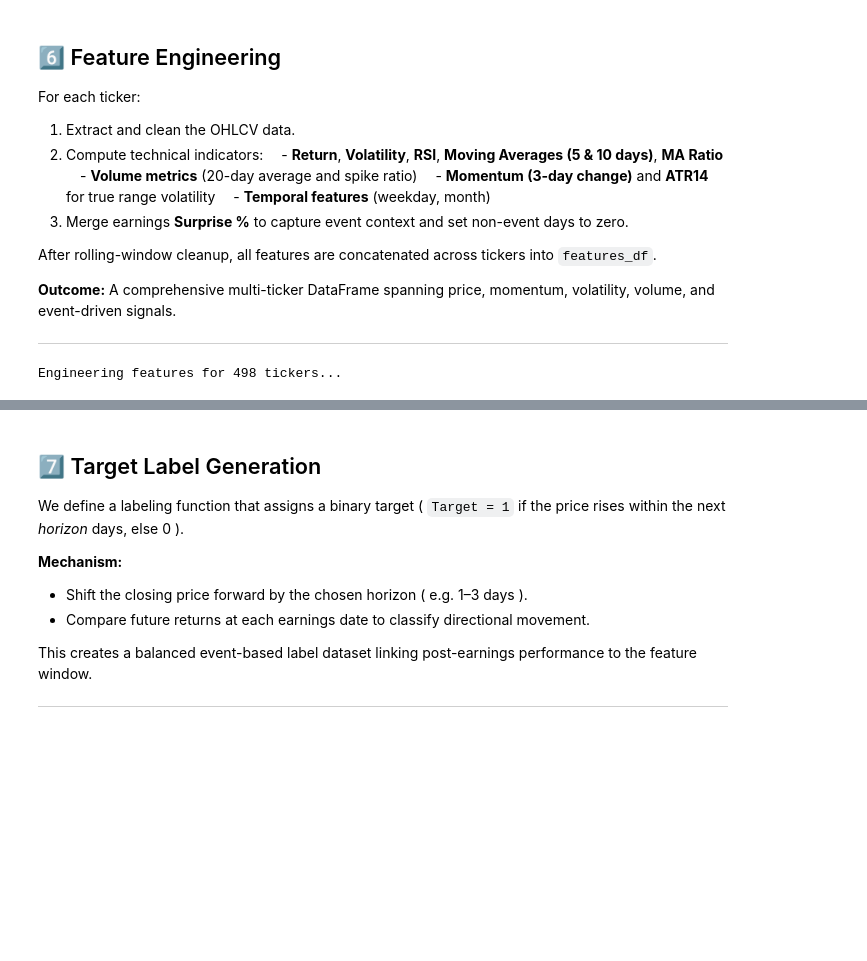
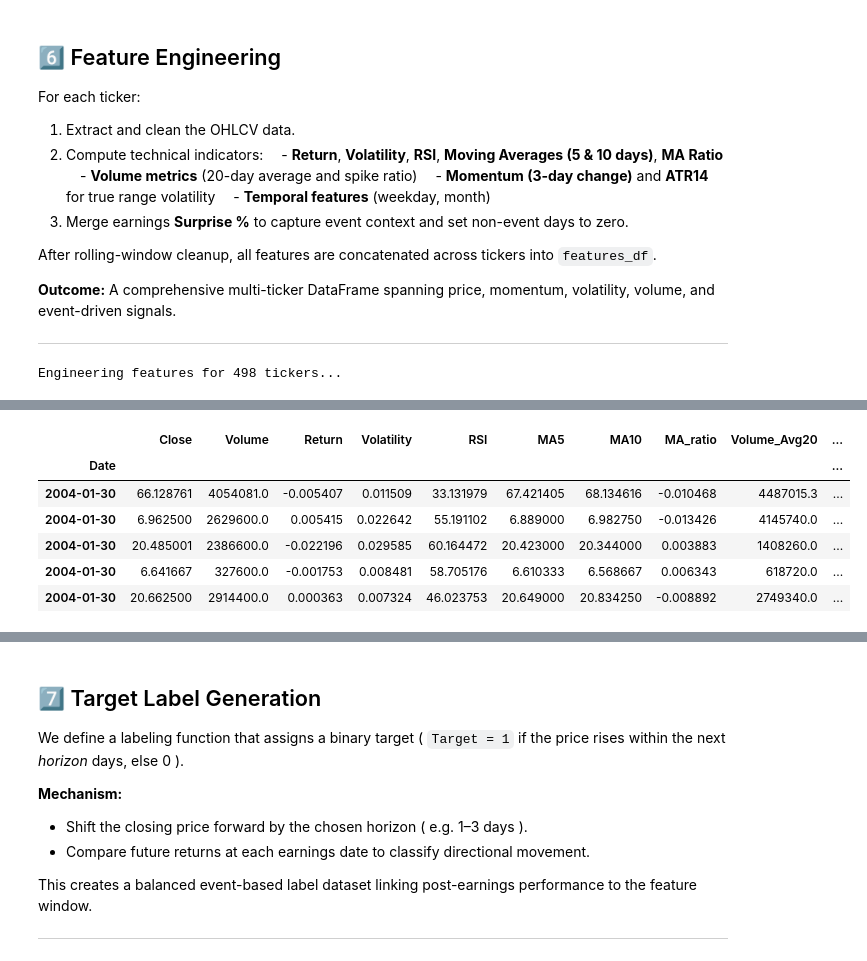
Before and after one commit to rahulmkarthik/event-driven-ml-stock-prediction, a Jupyter notebook: 01_Create_Dataset.ipynb, the cells around one changed output, grey strips where cells are left out. Saved outputs shown, nothing was run; the diff lists cells and outputs as text; code cells hidden in the pictures; blank space fills up the shorter version.

```diff
--- a/01_Create_Dataset.ipynb
+++ b/01_Create_Dataset.ipynb
@@ -306,23 +306,22 @@ feature_list = []
 skipped = []
 
 good_tickers = [t for t in tickers if t not in bad_tickers]
-
 print(f"Engineering features for {len(good_tickers)} tickers...")
 
 for t in tqdm(good_tickers, desc="⚙️ Feature engineering", ncols=100):
     try:
-        # Check if ticker exists in raw data
+        # ── Data Validation ─────────────────────────────────────────────
         if t not in raw.columns.get_level_values(0):
             skipped.append((t, "missing_in_raw"))
             continue
 
         df_t = raw[t].copy()
 
-        # Flatten possible MultiIndex columns
+        # Flatten MultiIndex if present
         if isinstance(df_t.columns, pd.MultiIndex):
             df_t.columns = df_t.columns.get_level_values(0)
 
-        # Clean and ensure numeric
+        # Clean numeric columns
         df_t.drop(columns=[c for c in ["Price"] if c in df_t], inplace=True, errors="ignore")
         df_t["Close"]  = pd.to_numeric(df_t["Close"],  errors="coerce")
         df_t["Volume"] = pd.to_numeric(df_t["Volume"], errors="coerce")
@@ -331,7 +330,7 @@ for t in tqdm(good_tickers, desc="⚙️ Feature engineering", ncols=100):
             skipped.append((t, "empty_after_clean"))
             continue
 
-        # Core features
+        # ── Core Baseline Features ───────────────────────────────────────
         df_t["Return"]      = df_t["Close"].pct_change()
         df_t["Volatility"]  = df_t["Return"].rolling(5).std()
         df_t["RSI"]         = RSIIndicator(close=df_t["Close"], window=14).rsi()
@@ -341,18 +340,59 @@ for t in tqdm(good_tickers, desc="⚙️ Feature engineering", ncols=100):
         df_t["Volume_Avg20"]= df_t["Volume"].rolling(20).mean()
         df_t["Volume_Spike"]= df_t["Volume"] / df_t["Volume_Avg20"] - 1
         df_t["Momentum3"]   = df_t["Close"].pct_change(3)
-        atr = AverageTrueRange(high=df_t["High"], low=df_t["Low"],
-                               close=df_t["Close"], window=14)
-        df_t["ATR14"] = atr.average_true_range()
-        df_t["DayOfWeek"] = df_t.index.dayofweek
-        df_t["Month"]     = df_t.index.month
+        atr = AverageTrueRange(high=df_t["High"], low=df_t["Low"], close=df_t["Close"], window=14)
+        df_t["ATR14"]       = atr.average_true_range()
+        df_t["DayOfWeek"]   = df_t.index.dayofweek
+        df_t["Month"]       = df_t.index.month
 
-        # Merge Surprise_% (can be missing for some tickers)
+        # ── Merge Earnings Surprise % ───────────────────────────────────
         ed_t = earnings_dates.loc[earnings_dates["Ticker"] == t, ["Date", "Surprise_%"]].set_index("Date")
         df_t = df_t.join(ed_t, how="left")
         df_t["Surprise_%"] = df_t["Surprise_%"].fillna(0)
 
-        # Drop NaNs created by rolling windows
+        # ── Additional Derived Features ─────────────────────────────────
+
+        ## 🔹 Trend Persistence & Regime
+        df_t["CumulativeReturn5"]  = df_t["Return"].rolling(5).sum()
+        df_t["CumulativeReturn20"] = df_t["Return"].rolling(20).sum()
+        df_t["MA_CrossGap"]        = (df_t["MA5"] - df_t["MA10"]) / df_t["Close"]
+        df_t["PositiveDays_5"]     = df_t["Return"].rolling(5).apply(lambda x: (x > 0).mean(), raw=True)
+
+        ## 🔹 Volatility Asymmetry & Structure
+        df_t["VolatilityChange"]   = df_t["Volatility"].pct_change()
+        df_t["Skew5"]              = df_t["Return"].rolling(5).skew()
+        df_t["HighVol"]            = (df_t["Volatility"] > df_t["Volatility"].rolling(60).mean()).astype(int)
+        df_t["VolatilityJump"]     = (
+            df_t["Volatility"].rolling(3).mean().shift(-1) / df_t["Volatility"].rolling(3).mean() - 1
+        )
+
+        ## 🔹 Volume–Price Interactions
+        df_t["VolPriceCorr20"] = df_t["Return"].rolling(20).corr(df_t["Volume"])
+        df_t["VolumeDivergence"] = df_t["Volume_Spike"] * np.sign(df_t["Return"])
+
+        ## 🔹 Event-Driven Dynamics
+        df_t["SurpriseDecay5"] = df_t["Surprise_%"].rolling(5, min_periods=1).mean()
+        df_t["EventShock"] = (df_t["Surprise_%"].abs() > df_t["Surprise_%"].abs().median() * 3).astype(int)
+
+        # Compute Days Since Last Earnings
+        df_t["DaysSinceEarnings"] = np.nan
+        earnings_idx = ed_t.index
+        if not earnings_idx.empty:
+            last_event_date = None
+            days_since = []
+            for current_date in df_t.index:
+                valid_past = earnings_idx[earnings_idx <= current_date]
+                if not valid_past.empty:
+                    last_event_date = valid_past[-1]
+                days_since.append((current_date - last_event_date).days if last_event_date else np.nan)
+            df_t["DaysSinceEarnings"] = days_since
+        df_t["DaysSinceEarnings"].fillna(df_t["DaysSinceEarnings"].max() or 0, inplace=True)
+
+        ## 🔹 Composite Ratios
+        df_t["MomentumVolRatio"] = df_t["Momentum3"] / (df_t["Volatility"] + 1e-9)
+        df_t["EarningsImpactMag"] = df_t["Surprise_%"].abs() * df_t["Volatility"]
+
+        # ── Cleanup & Filtering ──────────────────────────────────────────
         df_t.dropna(subset=[
             "Return","Volatility","RSI","MA5","MA10","MA_ratio",
             "Volume_Avg20","Volume_Spike","Momentum3","ATR14"
@@ -362,22 +402,27 @@ for t in tqdm(good_tickers, desc="⚙️ Feature engineering", ncols=100):
             skipped.append((t, "empty_after_features"))
             continue
 
-        # Final selection
+        # ── Final Column Selection ───────────────────────────────────────
         keep = [
-            "Close","Volume","Return","Volatility","RSI","MA5","MA10","MA_ratio",
-            "Volume_Avg20","Volume_Spike","Momentum3","ATR14",
-            "DayOfWeek","Month","Surprise_%"
+            "Close","Volume","Return","Volatility","RSI",
+            "MA5","MA10","MA_ratio","Volume_Avg20","Volume_Spike",
+            "Momentum3","ATR14","DayOfWeek","Month","Surprise_%",
+            "CumulativeReturn5","CumulativeReturn20","MA_CrossGap","PositiveDays_5",
+            "VolatilityChange","Skew5","HighVol","VolatilityJump",
+            "VolPriceCorr20","VolumeDivergence",
+            "SurpriseDecay5","EventShock","DaysSinceEarnings",
+            "MomentumVolRatio","EarningsImpactMag"
         ]
+
         feats = df_t[keep].copy()
         feats["Ticker"] = t
-
         feature_list.append(feats)
 
     except Exception as e:
-        skipped.append((t, f"error:{str(e)[:50]}"))
+        skipped.append((t, f"error:{str(e)[:80]}"))
         continue
 
-# Combine all successful DataFrames
+# ── Combine Results ──────────────────────────────────────────────────────
 if feature_list:
     features_df = pd.concat(feature_list)
     features_df.index.name = "Date"
@@ -389,9 +434,8 @@ else:
     print("❌ No ticker produced valid feature data. Check 'skipped' list below.")
     features_df = pd.DataFrame()
 
-# Optional: view a few skip reasons
 if skipped:
-    print(f"\n⚠️  Skipped {len(skipped)} tickers (sample):")
+    print(f"\n⚠️ Skipped {len(skipped)} tickers (sample):")
     print(skipped[:10])
 # %% [output]
 Engineering features for 498 tickers...
@@ -401,0 +461,7 @@ Engineering features for 498 tickers...
+|  | Close | Volume | Return | Volatility | RSI | MA5 | MA10 | MA_ratio | Volume_Avg20 | ... |
+| Date |  |  |  |  |  |  |  |  |  | ... |
+| 2004-01-30 | 66.128761 | 4054081.0 | -0.005407 | 0.011509 | 33.131979 | 67.421405 | 68.134616 | -0.010468 | 4487015.3 | ... |
+| 2004-01-30 | 6.962500 | 2629600.0 | 0.005415 | 0.022642 | 55.191102 | 6.889000 | 6.982750 | -0.013426 | 4145740.0 | ... |
+| 2004-01-30 | 20.485001 | 2386600.0 | -0.022196 | 0.029585 | 60.164472 | 20.423000 | 20.344000 | 0.003883 | 1408260.0 | ... |
+| 2004-01-30 | 6.641667 | 327600.0 | -0.001753 | 0.008481 | 58.705176 | 6.610333 | 6.568667 | 0.006343 | 618720.0 | ... |
+| 2004-01-30 | 20.662500 | 2914400.0 | 0.000363 | 0.007324 | 46.023753 | 20.649000 | 20.834250 | -0.008892 | 2749340.0 | ... |
```
Also changed, not shown: parts of 2 cells of this notebook, 1 other file.
